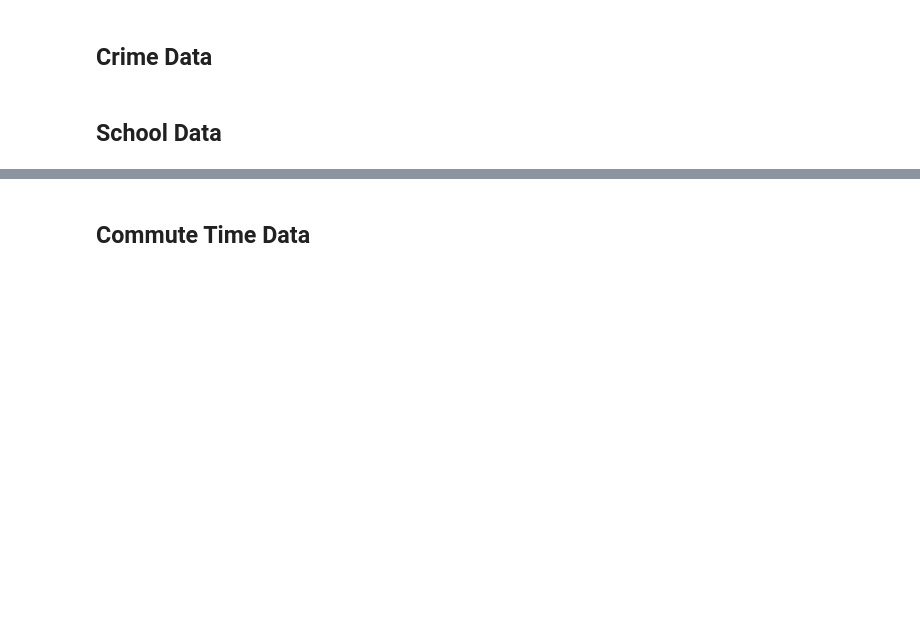
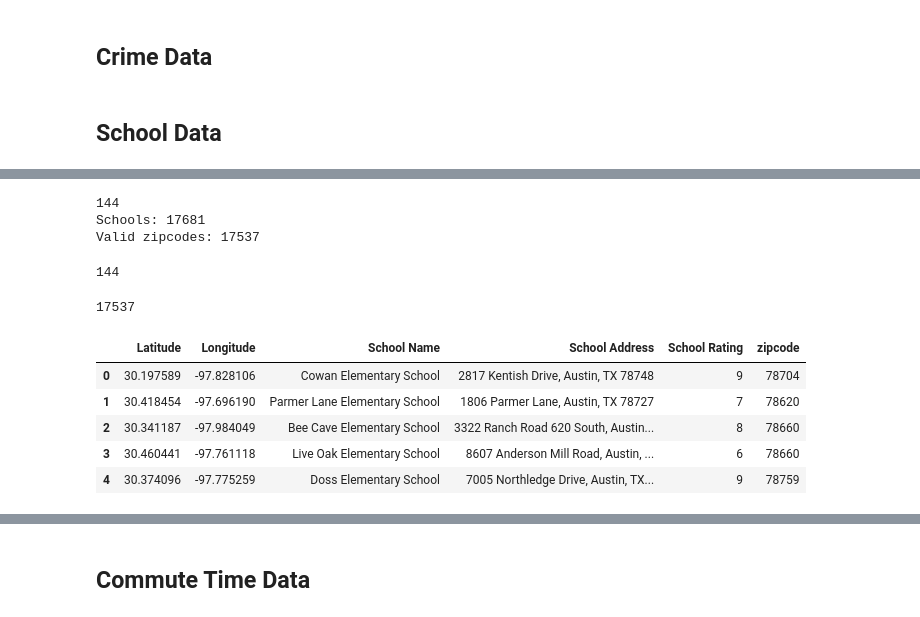
Before and after one commit to vlarie/EPIC_team5_Project2, a Jupyter notebook: jupyter notebooks/EPICdata.ipynb, the cells around one changed output, grey strips where cells are left out. Drawn from its saved outputs; the diff is of its cells as text; code cells hidden in the pictures; blank space fills up the shorter version.

```diff
--- a/jupyter notebooks/EPICdata.ipynb
+++ b/jupyter notebooks/EPICdata.ipynb
@@ -804,0 +803,2 @@ crimeDFzip.to_csv("../data/crimeData.csv", index=False, header=True)
+# %%
+schoolAPIdf = csvDF("../data/final_school_data.csv")
@@ -804,0 +826,15 @@ crimeDFzip.to_csv("../data/crimeData.csv", index=False, header=True)
+# %%
+import re
+
+# address = schoolAPIdf["School Address"][0]
+
+zipcodes = []
+
+for i, entry in schoolAPIdf.iterrows():
+    address = schoolAPIdf["School Address"][i]
+    match = re.search(r"(\d{5})(-\d{4})?$", address)
+    if match:
+        zip = match.group(1)
+        zipcodes.append(zip)
+    else:
+        print(address)
@@ -804,0 +859,44 @@ crimeDFzip.to_csv("../data/crimeData.csv", index=False, header=True)
+# %%
+s = len(schoolAPIdf)
+z = len(zipcodes)
+print(s-z)
+print(f"Schools: {s}")
+print(f"Valid zipcodes: {z}")
+# %% [output]
+144
+Schools: 17681
+Valid zipcodes: 17537
+# %%
+# address = "(512) SUM-JANK"
+
+# match = re.search(r"(\(512\)).*", address)
+# if match:
+#     print(match.group(0))
+
+rowDrops = []
+
+for i, entry in schoolAPIdf.iterrows():
+    address = schoolAPIdf["School Address"][i]
+    looksLikePhoneNumber = re.search(r"(\(512\)).*", address)
+    if looksLikePhoneNumber:
+        rowDrops.append(i)
+# %%
+# Expected length of rowDrops = 144
+# len(schoolAPIdf) - len(zipcodes)
+print(len(rowDrops))
+# %% [output]
+144
+# %%
+schoolCleanDF = schoolAPIdf.drop(labels=rowDrops, axis=0)
+print(len(schoolCleanDF))
+# %% [output]
+17537
+# %%
+schoolCleanDF.head()
+# %% [output]
+|  | Latitude | Longitude | School Name | School Address | School Rating | zipcode |
+| 0 | 30.197589 | -97.828106 | Cowan Elementary School | 2817 Kentish Drive, Austin, TX 78748 | 9 | 78704 |
+| 1 | 30.418454 | -97.696190 | Parmer Lane Elementary School | 1806 Parmer Lane, Austin, TX 78727 | 7 | 78620 |
+| 2 | 30.341187 | -97.984049 | Bee Cave Elementary School | 3322 Ranch Road 620 South, Austin... | 8 | 78660 |
+| 3 | 30.460441 | -97.761118 | Live Oak Elementary School | 8607 Anderson Mill Road, Austin, ... | 6 | 78660 |
+| 4 | 30.374096 | -97.775259 | Doss Elementary School | 7005 Northledge Drive, Austin, TX... | 9 | 78759 |
```
Also changed, not shown: parts of 6 cells of this notebook, 2 other files.
